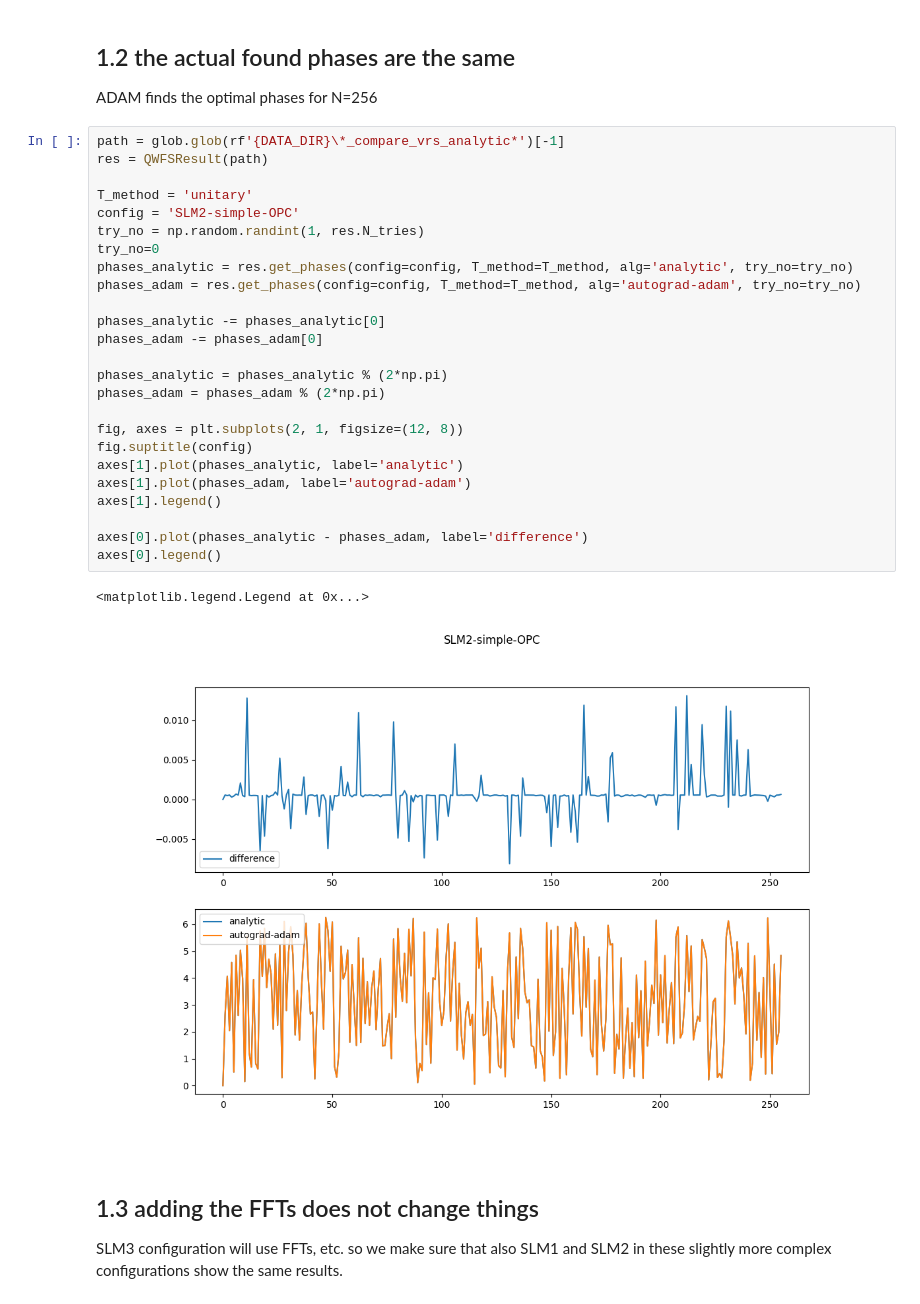
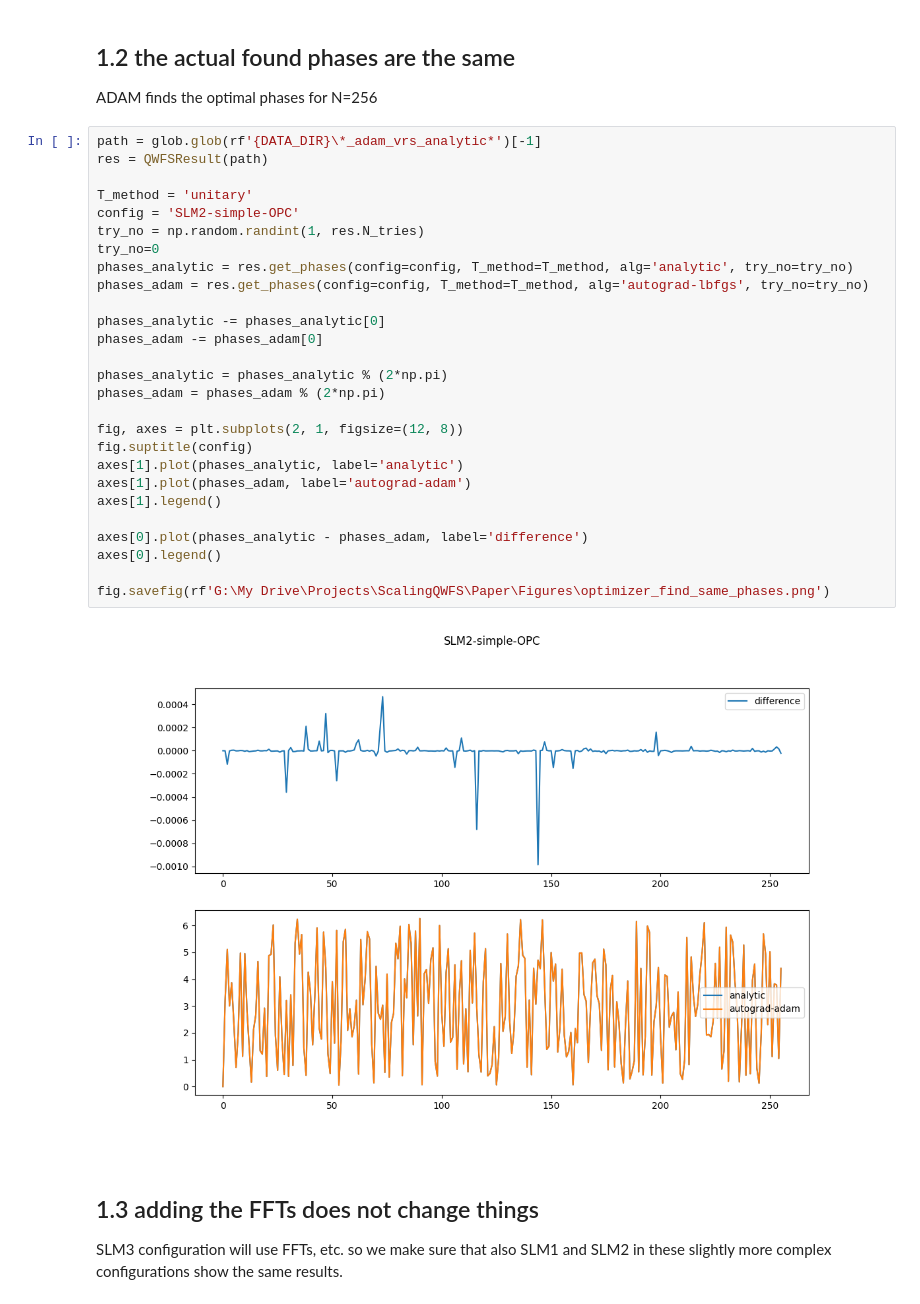
Before and after one commit to rubiaek/qwfs2, a Jupyter notebook: qwfs/view_plots.ipynb, the cells around one changed output. Saved outputs shown, nothing was run; the diff lists cells and outputs as text.

```diff
--- a/qwfs/view_plots.ipynb
+++ b/qwfs/view_plots.ipynb
@@ -43,33 +44,34 @@ analytic                  1.010+-0.14
 ## 1.2 the actual found phases are the same
 ADAM finds the optimal phases for N=256
 # %%
-path = glob.glob(rf'{DATA_DIR}\*_compare_vrs_analytic*')[-1]
+path = glob.glob(rf'{DATA_DIR}\*_adam_vrs_analytic*')[-1]
 res = QWFSResult(path)
 
 T_method = 'unitary'
 config = 'SLM2-simple-OPC'
 try_no = np.random.randint(1, res.N_tries)
 try_no=0
 phases_analytic = res.get_phases(config=config, T_method=T_method, alg='analytic', try_no=try_no)
-phases_adam = res.get_phases(config=config, T_method=T_method, alg='autograd-adam', try_no=try_no)
+phases_adam = res.get_phases(config=config, T_method=T_method, alg='autograd-lbfgs', try_no=try_no)
 
 phases_analytic -= phases_analytic[0]
 phases_adam -= phases_adam[0]
 
 phases_analytic = phases_analytic % (2*np.pi)
 phases_adam = phases_adam % (2*np.pi)
 
 fig, axes = plt.subplots(2, 1, figsize=(12, 8))
 fig.suptitle(config)
 axes[1].plot(phases_analytic, label='analytic')
 axes[1].plot(phases_adam, label='autograd-adam')
 axes[1].legend()
 
 axes[0].plot(phases_analytic - phases_adam, label='difference')
 axes[0].legend()
+
+fig.savefig(rf'G:\My Drive\Projects\ScalingQWFS\Paper\Figures\optimizer_find_same_phases.png')
 # %% [output]
-<matplotlib.legend.Legend at 0x...>
-[figure, old version]
+[figure, new version]
 # %% [markdown]
 ## 1.3 adding the FFTs does not change things
 SLM3 configuration will use FFTs, etc. so we make sure that also SLM1 and SLM2 in these slightly more complex configurations show the same results.
```
Also changed, not shown: parts of 11 cells of this notebook, 3 other files.
